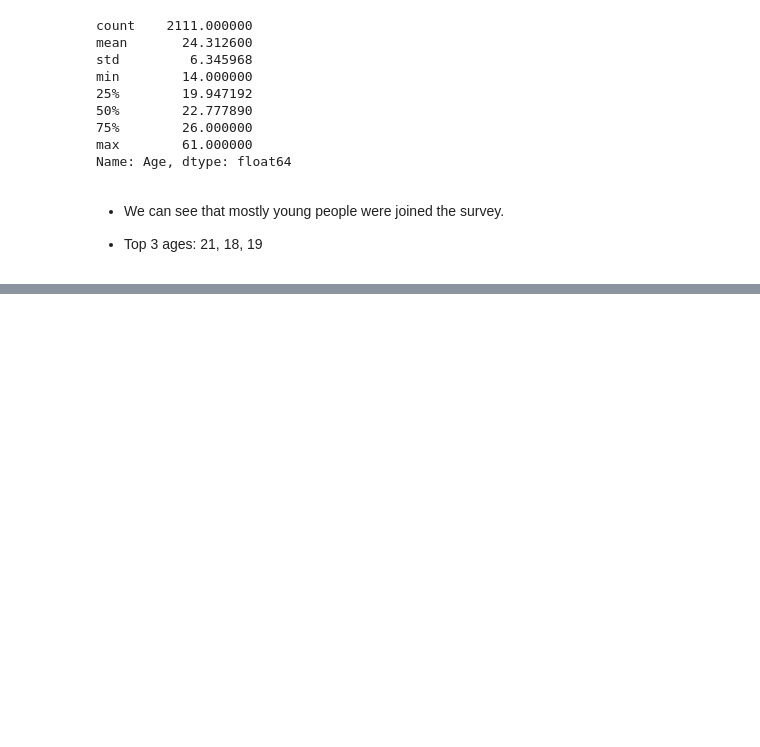
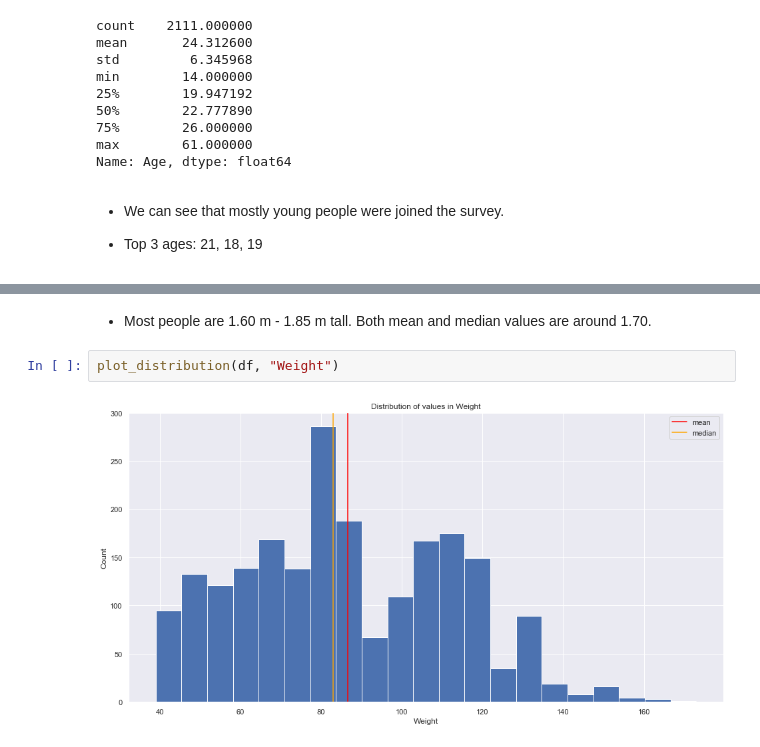
Before and after one commit to SanketAgwl/Obesity-Prediction-Data-Science, a Jupyter notebook: project.ipynb, the cells around one changed output, grey strips where cells are left out. Cells and saved outputs as stored; diff of their text form; blank space fills up the shorter version.

```diff
--- a/project.ipynb
+++ b/project.ipynb
@@ -201,0 +223,6 @@ Name: Age, dtype: float64
+# %% [markdown]
+* Most people are 1.60 m - 1.85 m tall. Both mean and median values are around 1.70.
+# %%
+plot_distribution(df, "Weight")
+# %% [output]
+[figure, added]
```
Also changed, not shown: parts of 25 cells of this notebook.
